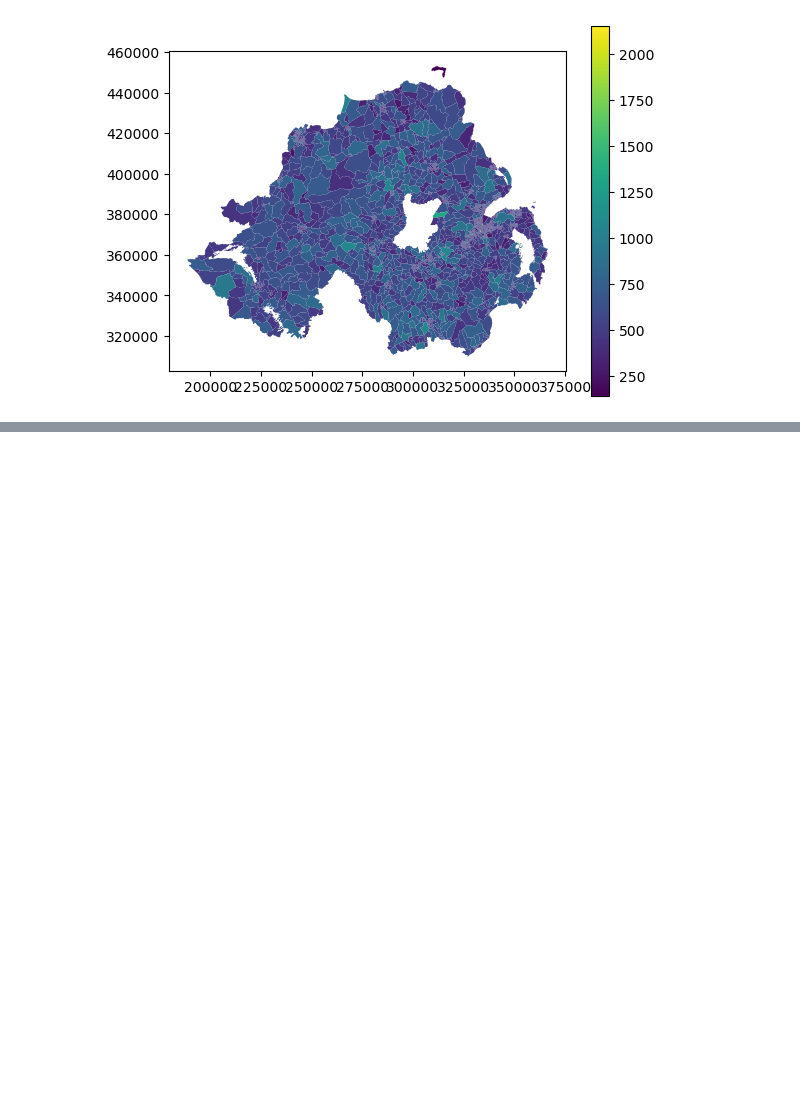
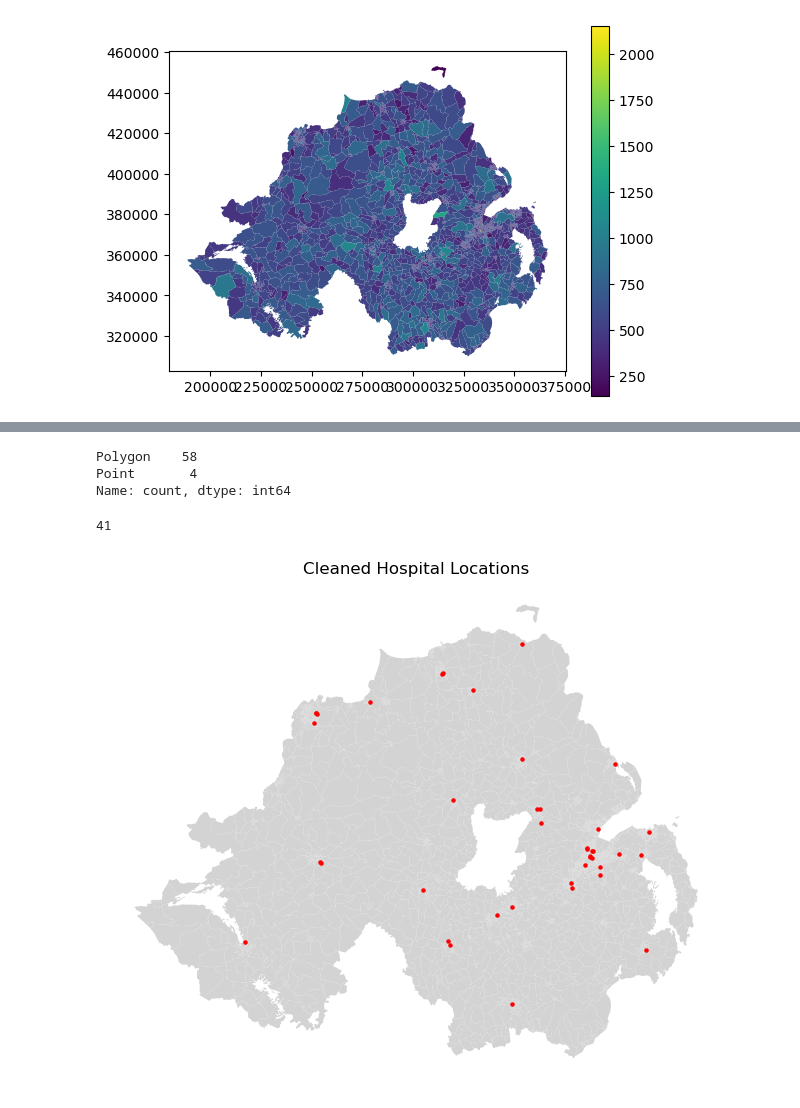
Before and after one commit to Church-C1/ni-health-accessibility, a Jupyter notebook: analysis.ipynb, the cells around one changed output, grey strips where cells are left out. Saved outputs shown, nothing was run; the diff lists cells and outputs as text; code cells hidden in the pictures; blank space fills up the shorter version.

Commit message:
Loaded and cleaned datasets, downloaded hospital locations, validated spatial data, created initial map

```diff
--- a/analysis.ipynb
+++ b/analysis.ipynb
@@ -77,0 +99,46 @@ dz.plot(column="All usual residents", legend=True)
+# %%
+# Check hospital geometry types
+hospitals.geometry.type.value_counts()
+# %% [output]
+Polygon    58
+Point       4
+Name: count, dtype: int64
+# %%
+# Keep all relevant hospital geometries
+hospitals = hospitals[hospitals.geometry.type.isin(["Point", "Polygon", "MultiPolygon"])]
+# %%
+# Create a representative point for each hospital
+hospitals["hospital_point"] = hospitals.geometry.representative_point()
+
+# Use these points as geometry
+hospitals = hospitals.set_geometry("hospital_point")
+# %%
+# Match coordinate system with Data Zones
+hospitals = hospitals.to_crs(dz.crs)
+# %%
+# Keep only hospitals located within the Northern Ireland study area.
+# 'intersects' is used instead of 'within' to avoid excluding boundary cases.
+hospitals = hospitals[hospitals.intersects(dz.union_all())]
+# %%
+# Check number of hospitals after cleaning
+len(hospitals)
+# %% [output]
+41
+# %%
+import matplotlib.pyplot as plt
+
+# Plot Data Zones as background map
+ax = dz.plot(color="lightgrey", figsize=(8,8))
+
+# Overlay hospital locations to visually check they are correctly positioned
+hospitals.plot(ax=ax, color="red", markersize=5)
+
+# Add title for map clarity
+ax.set_title("Cleaned Hospital Locations")
+
+# Remove axis for cleaner map display
+ax.axis("off")
+
+plt.show()
+# %% [output]
+[figure, added]
```
Also changed, not shown: parts of 4 cells of this notebook, 24 other files.
